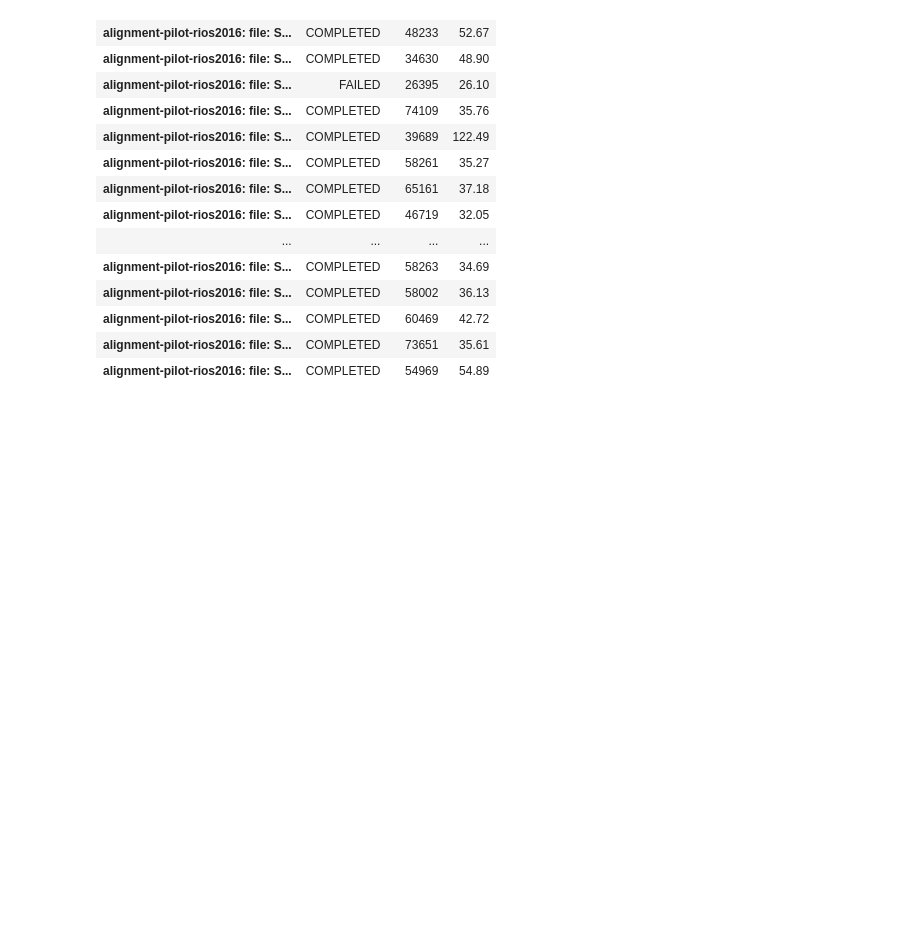
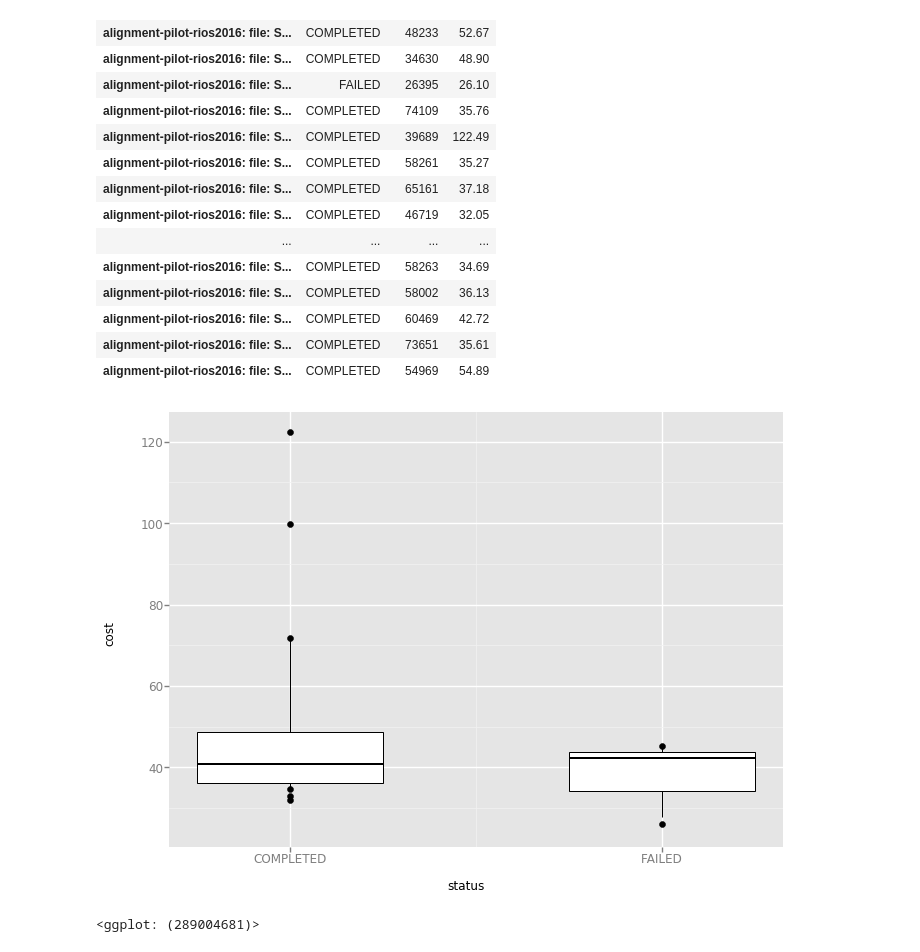
Before and after one commit to yuankunzhu/sandbox, a Jupyter notebook: jupyter/rios.ipynb, the cells around one changed output. Saved outputs shown, nothing was run; the diff lists cells and outputs as text; code cells hidden in the pictures; blank space fills up the shorter version.

```diff
--- a/jupyter/rios.ipynb
+++ b/jupyter/rios.ipynb
@@ -54,3 +54,9 @@ df
 | alignment-pilot-rios2016: file: S... | COMPLETED | 60469 | 42.72 |
 | alignment-pilot-rios2016: file: S... | COMPLETED | 73651 | 35.61 |
 | alignment-pilot-rios2016: file: S... | COMPLETED | 54969 | 54.89 |
+# %%
+ggplot(aes(x='status', y='cost'), data=df) +\
+    geom_boxplot(size=150, alpha=.7)
+# %% [output]
+[figure, added]
+<ggplot: (289004681)>
```
